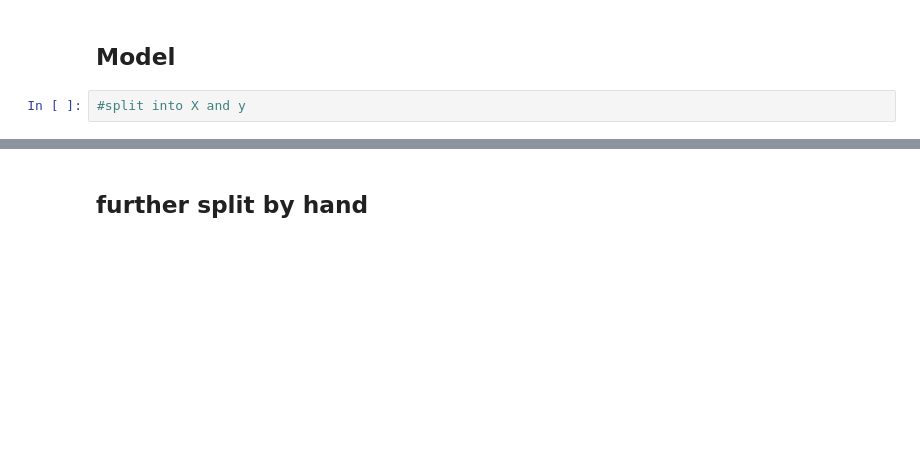
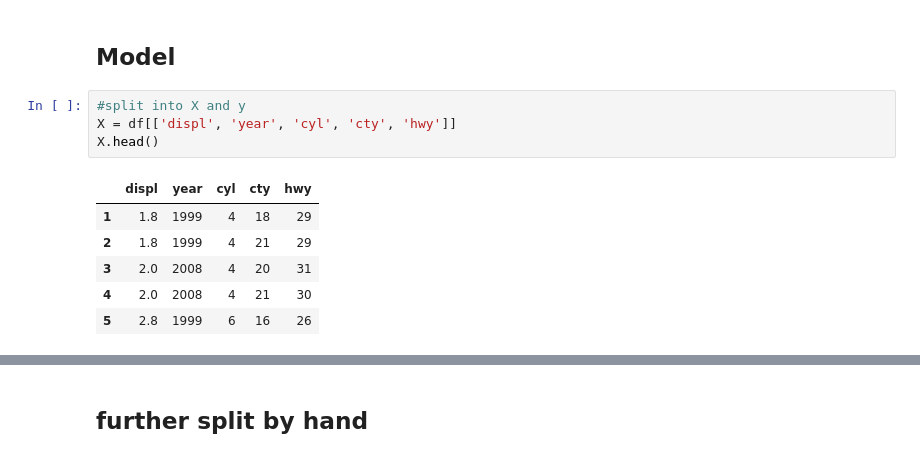
Before and after one commit to CodeupClassroom/leavitt-advanced-topics, a Jupyter notebook: cross_validation_lesson.ipynb, the cells around one changed output, grey strips where cells are left out. Drawn from its saved outputs; the diff is of its cells as text; blank space fills up the shorter version.

```diff
--- a/cross_validation_lesson.ipynb
+++ b/cross_validation_lesson.ipynb
@@ -24,3 +64,12 @@ from sklearn.neighbors import KNeighborsClassifier
 ## Model
 # %%
 #split into X and y
+X = df[['displ', 'year', 'cyl', 'cty', 'hwy']]
+X.head()
+# %% [output]
+|  | displ | year | cyl | cty | hwy |
+| 1 | 1.8 | 1999 | 4 | 18 | 29 |
+| 2 | 1.8 | 1999 | 4 | 21 | 29 |
+| 3 | 2.0 | 2008 | 4 | 20 | 31 |
+| 4 | 2.0 | 2008 | 4 | 21 | 30 |
+| 5 | 2.8 | 1999 | 6 | 16 | 26 |
```
Also changed, not shown: parts of 51 cells of this notebook.
